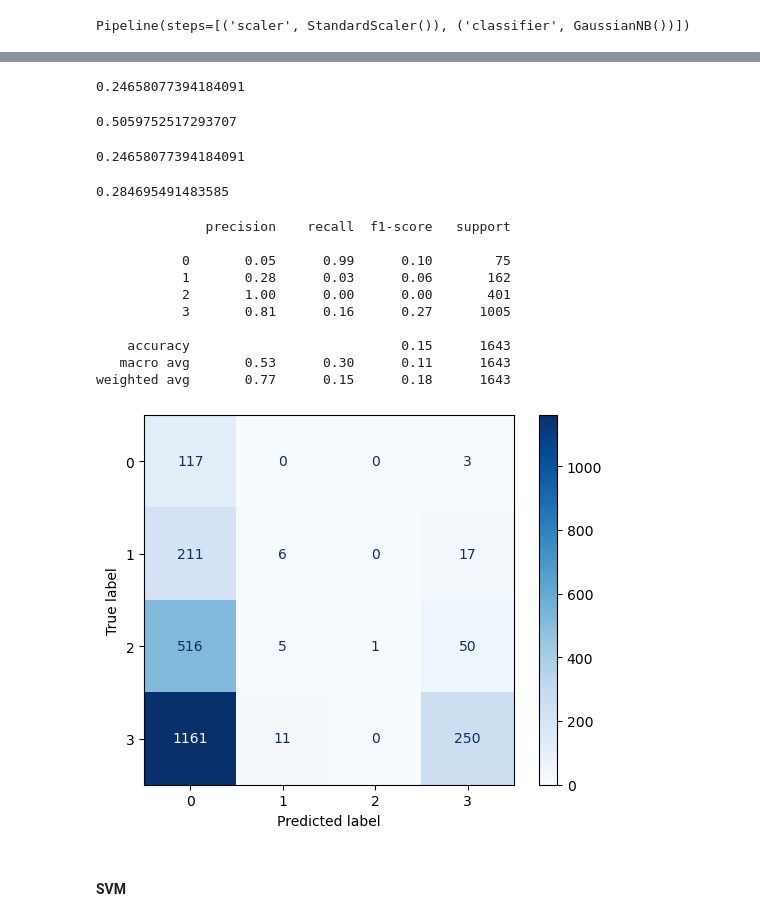
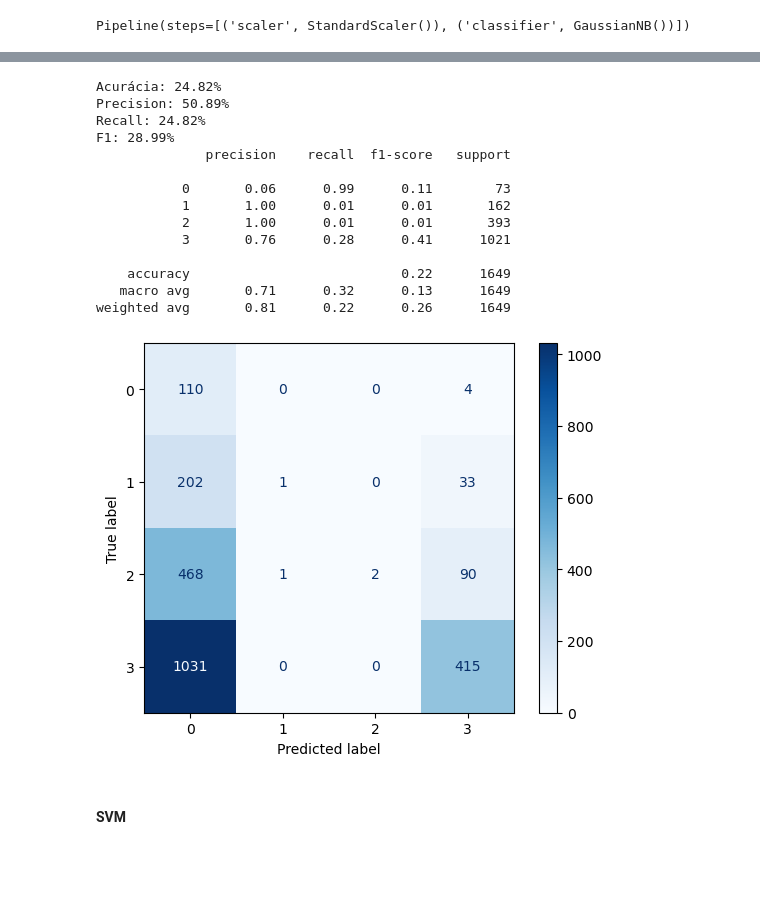
Before and after one commit to jv-porto/projeto-analise-habitos-estudo-enem, a Jupyter notebook: notebooks/projeto_ml_modelos.ipynb, the cells around one changed output, grey strips where cells are left out. Drawn from its saved outputs; the diff is of its cells as text; code cells hidden in the pictures; blank space fills up the shorter version.

Commit message:
Hyperparameter tuning of models and Creating app

```diff
--- a/notebooks/projeto_ml_modelos.ipynb
+++ b/notebooks/projeto_ml_modelos.ipynb
@@ -153,15 +160,15 @@ preprocessor = ColumnTransformer(transformers=[
 # %%
-X = complete_private_data.drop(columns=['NU_INSCRICAO', 'MICRODADOS_NU_NOTA_MEDIA', 'MICRODADOS_NU_NOTA_CONCEITO'])
+X = complete_private_data.drop(columns=['NU_INSCRICAO', 'NOTAS_NU_NOTA_MEDIA', 'NOTAS_NU_NOTA_CONCEITO'])
 
 X_transformed = preprocessor.fit_transform(X)
-y_numerical_transformed = complete_private_data['MICRODADOS_NU_NOTA_MEDIA']
-y_categorical_transformed = complete_private_data['MICRODADOS_NU_NOTA_CONCEITO']
+y_numerical_transformed = complete_private_data['NOTAS_NU_NOTA_MEDIA']
+y_categorical_transformed = complete_private_data['NOTAS_NU_NOTA_CONCEITO']
 # %%
 preprocessor_feature_names = preprocessor.get_feature_names_out()
 preprocessor_feature_names = [re.sub(r'.+__', '', item) for item in preprocessor_feature_names]
 # %%
 X_transformed = pd.DataFrame(X_transformed, columns=preprocessor_feature_names)
-X_transformed = X_transformed.drop(columns='MICRODADOS_TP_SEXO_M').reset_index(drop=True)
+X_transformed = X_transformed.drop(columns='PARTICIPANTE_TP_SEXO_M').reset_index(drop=True)
 X_transformed
 # %% [output]
 |  | HABESTUDO_Q005 | HABESTUDO_Q006 | HABESTUDO_Q007 | HABESTUDO_Q008 | HABESTUDO_Q021 | HABESTUDO_Q022 | ... |
@@ -181,3 +188,22 @@ X_transformed
 X_numerical_train, X_numerical_test, y_numerical_train, y_numerical_test = train_test_split(X_transformed, y_numerical_transformed, test_size=0.3, random_state=SEED)
 
 X_categorical_train, X_categorical_test, y_categorical_train, y_categorical_test = train_test_split(X_transformed, y_categorical_transformed, test_size=0.3, random_state=SEED)
+# %%
+def evaluate_classification_model(model_pipe: Pipeline, X: pd.DataFrame = X_transformed, y: pd.Series = y_categorical_transformed, y_train: pd.Series = y_categorical_train):
+    preds = model_pipe.predict(X_categorical_train)
+
+    accuracy_scores = cross_val_score(model_pipe, X, y, cv=5, scoring='accuracy')
+    precision_scores = cross_val_score(model_pipe, X, y, cv=5, scoring='precision_weighted')
+    recall_scores = cross_val_score(model_pipe, X, y, cv=5, scoring='recall_weighted')
+    f1_scores = cross_val_score(model_pipe, X, y, cv=5, scoring='f1_weighted')
+    confusion_matrix = ConfusionMatrixDisplay.from_estimator(model_pipe, X, y, cmap='Blues')
+
+    print(
+        f'Acurácia: {accuracy_scores.mean():.2%}',
+        f'Precision: {precision_scores.mean():.2%}',
+        f'Recall: {recall_scores.mean():.2%}',
+        f'F1: {f1_scores.mean():.2%}',
+        classification_report(y_train, preds),
+        sep='\n',
+    )
+    return confusion_matrix
@@ -340,7 +409,7 @@ unpatch_sklearn()
 # %%
 logistic_regression_pipe = Pipeline(steps=[
     ('scaler', StandardScaler()),
-    ('classifier', LogisticRegression(random_state=SEED)),
+    ('classifier', LogisticRegression(max_iter=1000, random_state=SEED)),
 ])
 # %%
 logistic_regression_pipe.fit(X_categorical_train, y_categorical_train)
@@ -415,39 +502,20 @@ array([0, 0, 1, ..., 0, 0, 0])
-# %%
-naive_bayes_accuracy_scores = cross_val_score(naive_bayes_pipe, X_transformed, y_categorical_transformed, cv=5, scoring='accuracy')
-naive_bayes_accuracy_scores.mean()
-# %% [output]
-0.24658077394184091
-# %%
-naive_bayes_precision_scores = cross_val_score(naive_bayes_pipe, X_transformed, y_categorical_transformed, cv=5, scoring='precision_weighted')
-naive_bayes_precision_scores.mean()
-# %% [output]
-0.5059752517293707
-# %%
-naive_bayes_recall_scores = cross_val_score(naive_bayes_pipe, X_transformed, y_categorical_transformed, cv=5, scoring='recall_weighted')
-naive_bayes_recall_scores.mean()
-# %% [output]
-0.24658077394184091
-# %%
-naive_bayes_f1_scores = cross_val_score(naive_bayes_pipe, X_transformed, y_categorical_transformed, cv=5, scoring='f1_weighted')
-naive_bayes_f1_scores.mean()
-# %% [output]
-0.284695491483585
-# %%
-print(classification_report(y_categorical_train, naive_bayes_preds))
-# %% [output]
-              precision    recall  f1-score   support
-
-           0       0.05      0.99      0.10        75
-           1       0.28      0.03      0.06       162
-           2       1.00      0.00      0.00       401
-           3       0.81      0.16      0.27      1005
-
-    accuracy                           0.15      1643
-   macro avg       0.53      0.30      0.11      1643
-weighted avg       0.77      0.15      0.18      1643
 # %%
-ConfusionMatrixDisplay.from_estimator(naive_bayes_pipe, X_transformed, y_categorical_transformed, cmap='Blues')
+evaluate_classification_model(naive_bayes_pipe)
 plt.show()
 # %% [output]
+Acurácia: 24.82%
+Precision: 50.89%
+Recall: 24.82%
+F1: 28.99%
+              precision    recall  f1-score   support
+
+           0       0.06      0.99      0.11        73
+           1       1.00      0.01      0.01       162
+           2       1.00      0.01      0.01       393
+           3       0.76      0.28      0.41      1021
+
+    accuracy                           0.22      1649
+   macro avg       0.71      0.32      0.13      1649
+weighted avg       0.81      0.22      0.26      1649
-[figure, old version]
+[figure, new version]
 # %%
```
Also changed, not shown: parts of 116 cells of this notebook, 42 other files.
